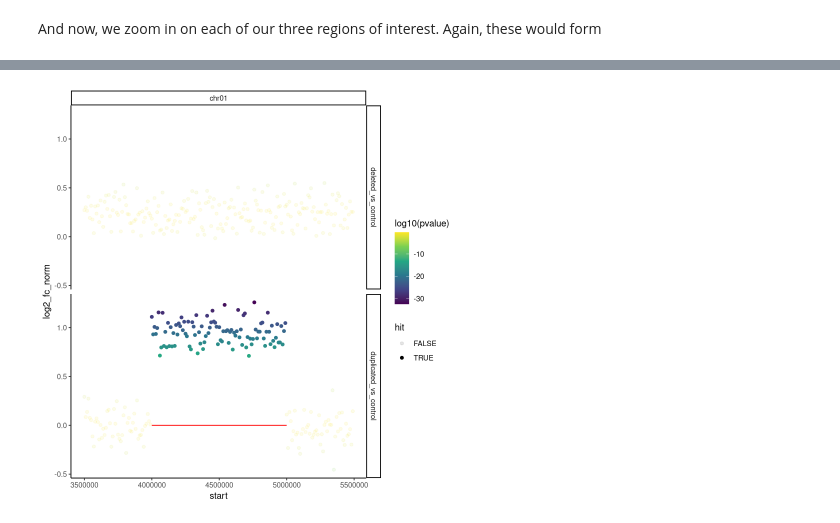
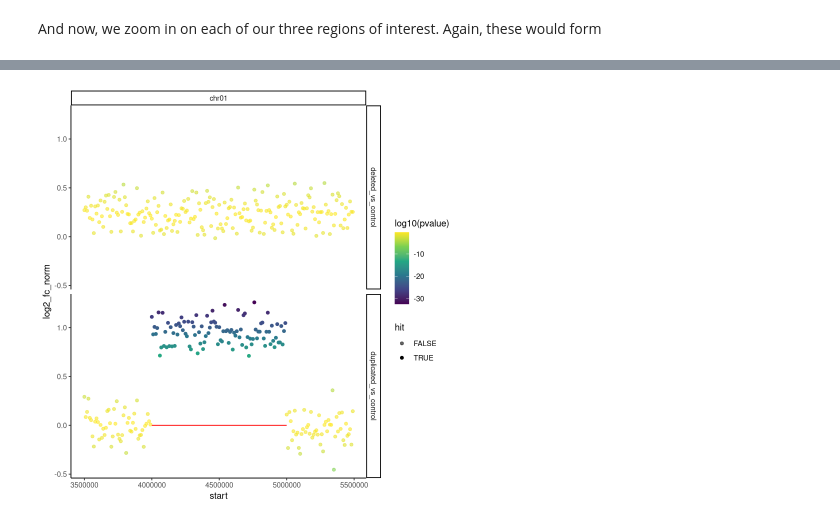
Before and after one commit to gekkonid/cnvseqTV, a Jupyter notebook: simulation/demo.ipynb, the cells around one changed output, grey strips where cells are left out. Saved outputs shown, nothing was run; the diff lists cells and outputs as text; code cells hidden in the pictures.

```diff
--- a/simulation/demo.ipynb
+++ b/simulation/demo.ipynb
@@ -123,3 +119,3 @@ Warning message:
 # %%
-cnv_plot(wg, hit, zoom_chrom="chr01", zoom_start=3.5e6, zoom_end=5.5e6, log2fc_thresh = 0.6)
+cnv_plot(wg, hit, zoom_chrom="chr01", zoom_start=3.5e6, zoom_end=5.5e6, log2fc_thresh = 0.6)  + ggplot2::scale_alpha_manual(values=c(0.6, 1))
 # %% [output]
@@ -128,2 +122,2 @@ Warning message:
-[figure, old version]
+[figure, new version]
 # %%
```
Also changed, not shown: parts of 6 cells of this notebook, 1 other file.
